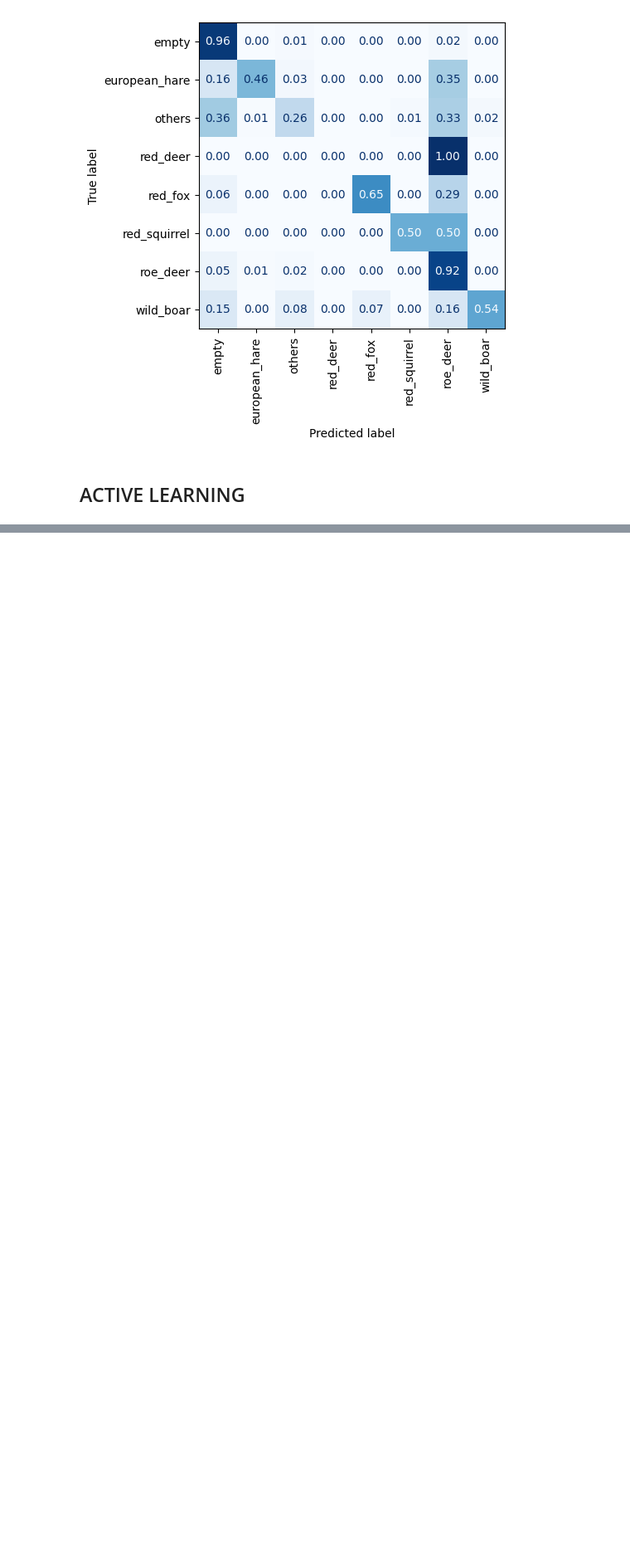
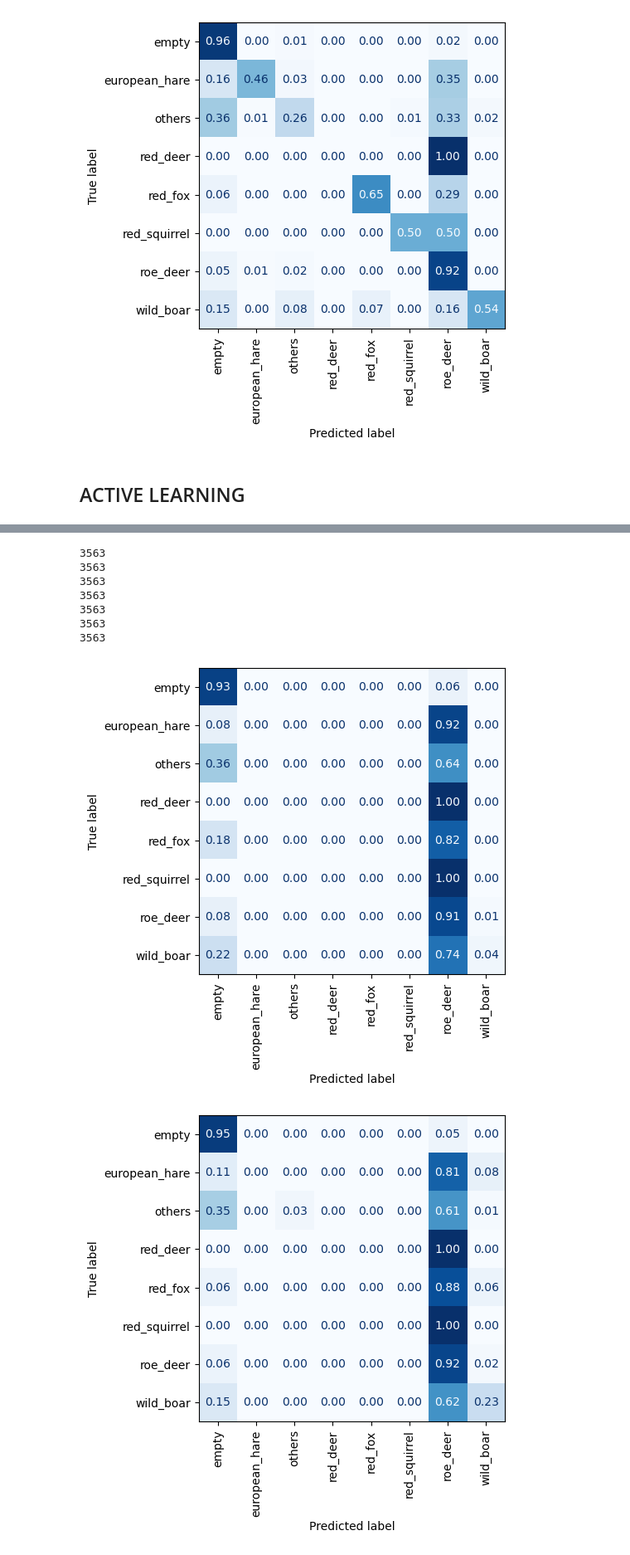
Before and after one commit to slds-lmu/wildlife-experiments, a Jupyter notebook: results_light.ipynb, the cells around one changed output, grey strips where cells are left out. Shown at 83% size. Saved outputs shown, nothing was run; the diff lists cells and outputs as text; code cells hidden in the pictures; blank space fills up the shorter version.

```diff
--- a/results_light.ipynb
+++ b/results_light.ipynb
@@ -401,27 +389,39 @@ batch_sizes_cs = np.cumsum([x / n_samples_total for x in batch_sizes])
 # %%
+RESULTS_ACTIVE_CS = results_active_coldstart_avg
 acc_coldstart, rec_coldstart = [], []
 # acc_warmstart, rec_warmstart = [], []
 
 for i in ITERATIONS:
-    y_true_cs = results_active_coldstart_avg[i]['truth_imgs_ppl']
-    y_pred_cs = [np.argmax(v) for v in results_active_coldstart_avg[i]['preds_imgs_ppl']]
+    y_true_cs = RESULTS_ACTIVE_CS[i]['truth_imgs_ppl']
+    y_pred_cs = [np.argmax(v) for v in RESULTS_ACTIVE_CS[i]['preds_imgs_ppl']]
     report_dict_cs = classification_report(
         y_true=y_true_cs,
         y_pred=y_pred_cs,
         target_names=list(LABEL_MAP.keys()),
         output_dict=True,
         zero_division=0
     )
-#     y_true_ws = results_active_warmstart_avg[i]['truth_imgs_ppl']
+    ConfusionMatrixDisplay.from_predictions(y_true=y_true_cs, y_pred=y_pred_cs, **CONFMAT_ARGS)
+    #     y_true_ws = results_active_warmstart_avg[i]['truth_imgs_ppl']
 #     y_pred_ws = [np.argmax(v) for v in results_active_warmstart_avg[i]['preds_imgs_ppl']]
 #     report_dict_ws = classification_report(
 #         y_true=y_true_ws,
 #         y_pred=y_pred_ws,
 #         target_names=list(LABEL_MAP.keys()),
 #         output_dict=True,
 #         zero_division=0
 #     )
     acc_coldstart.append(report_dict_cs['accuracy'])
     rec_coldstart.append(report_dict_cs['weighted avg']['recall'])
 #     acc_warmstart.append(report_ws['accuracy'])
 #     rec_warmstart.append(report_ws['weighted avg']['recall'])
+# %% [output]
+3563
+3563
+3563
+3563
+3563
+3563
+3563
+[figure, added]
+[figure, added]
```
Also changed, not shown: parts of 13 cells of this notebook, 1 other file.
